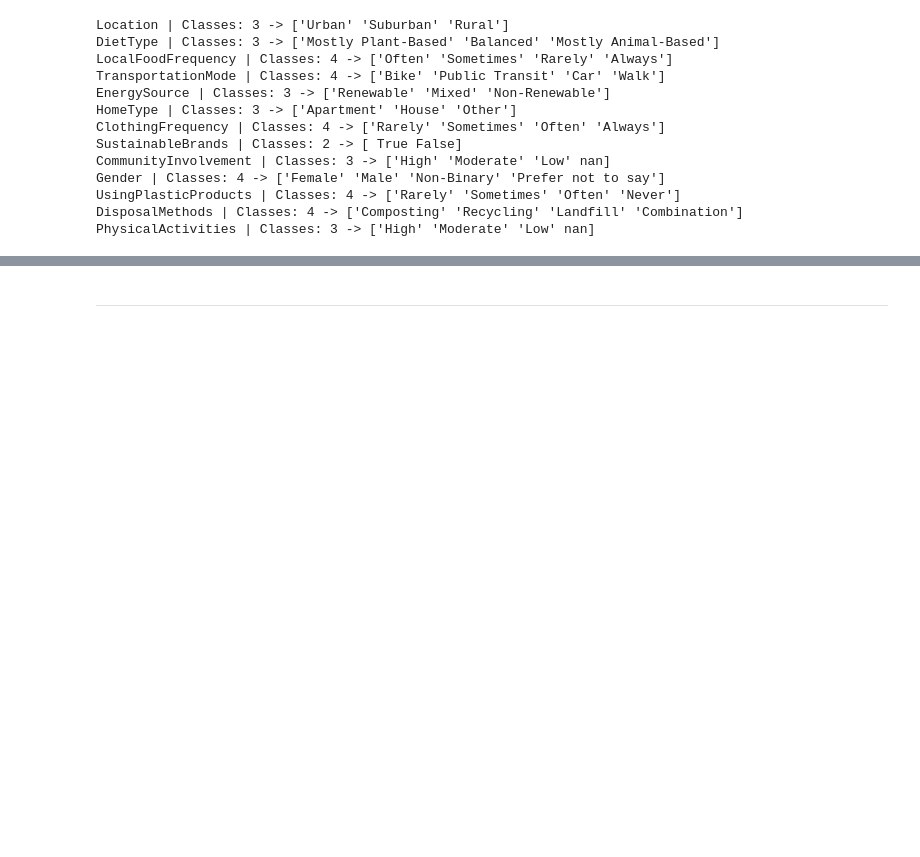
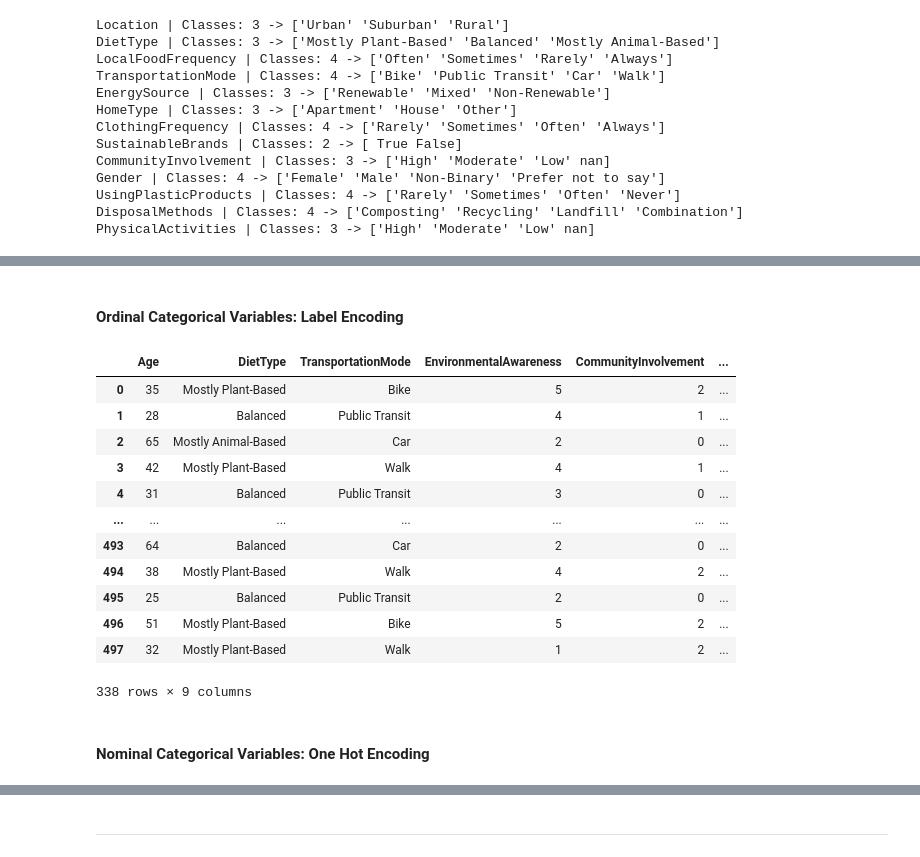
Before and after one commit to kevinmaiden7/ML_Health_Lifestyle, a Jupyter notebook: datasets_eda.ipynb, the cells around one changed output, grey strips where cells are left out. Cells and saved outputs as stored; diff of their text form; code cells hidden in the pictures; blank space fills up the shorter version.

```diff
--- a/datasets_eda.ipynb
+++ b/datasets_eda.ipynb
@@ -98,0 +171,30 @@ PhysicalActivities | Classes: 3 -> ['High' 'Moderate' 'Low' nan]
+# %% [markdown]
+#### Ordinal Categorical Variables: Label Encoding
+# %%
+ordinal_variables = ["CommunityInvolvement", "PhysicalActivities"]
+
+ordinal_variables_map = {
+    "CommunityInvolvement": {"High": 2, "Moderate": 1, "Low": 0},
+    "PhysicalActivities": {"High": 2, "Moderate": 1, "Low": 0}
+}
+# %%
+for variable in ordinal_variables:
+    df_sust_lifestyle_corr[variable] = df_sust_lifestyle_corr[variable].map(ordinal_variables_map[variable])
+
+df_sust_lifestyle_corr
+# %% [output]
+|  | Age | DietType | TransportationMode | EnvironmentalAwareness | CommunityInvolvement | ... |
+| 0 | 35 | Mostly Plant-Based | Bike | 5 | 2 | ... |
+| 1 | 28 | Balanced | Public Transit | 4 | 1 | ... |
+| 2 | 65 | Mostly Animal-Based | Car | 2 | 0 | ... |
+| 3 | 42 | Mostly Plant-Based | Walk | 4 | 1 | ... |
+| 4 | 31 | Balanced | Public Transit | 3 | 0 | ... |
+| ... | ... | ... | ... | ... | ... | ... |
+| 493 | 64 | Balanced | Car | 2 | 0 | ... |
+| 494 | 38 | Mostly Plant-Based | Walk | 4 | 2 | ... |
+| 495 | 25 | Balanced | Public Transit | 2 | 0 | ... |
+| 496 | 51 | Mostly Plant-Based | Bike | 5 | 2 | ... |
+| 497 | 32 | Mostly Plant-Based | Walk | 1 | 2 | ... |
+338 rows × 9 columns
+# %% [markdown]
+#### Nominal Categorical Variables: One Hot Encoding
```
Also changed, not shown: parts of 15 cells of this notebook, 1 other file.
